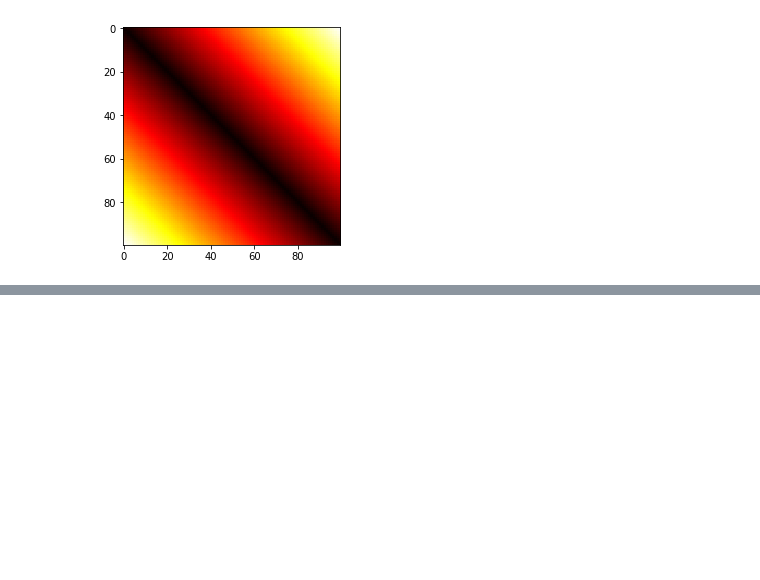
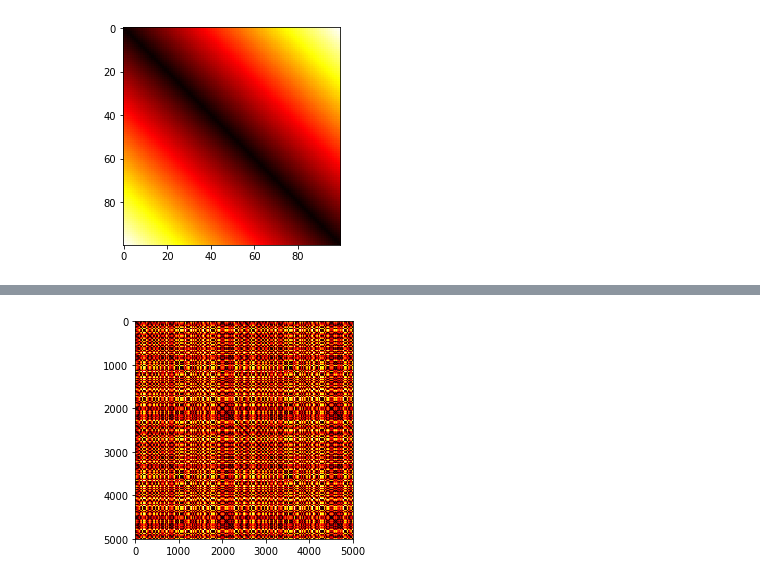
Before and after one commit to fhca/Series-de-Tiempo, a Jupyter notebook: matriz de recurrencia 2.ipynb, the cells around one changed output, grey strips where cells are left out. Saved outputs shown, nothing was run; the diff lists cells and outputs as text; code cells hidden in the pictures; blank space fills up the shorter version.

```diff
--- a/matriz de recurrencia 2.ipynb
+++ b/matriz de recurrencia 2.ipynb
@@ -121,0 +127,3 @@ matriz_de_recurrencia2(np.sin(np.arange(-2*np.pi, 2*np.pi,.1)))
+# %%
+b = list(np.random.rand(100))*50
+b
@@ -121,0 +148,4 @@ matriz_de_recurrencia2(np.sin(np.arange(-2*np.pi, 2*np.pi,.1)))
+# %%
+matriz_de_recurrencia2(b)
+# %% [output]
+[figure, added]
```
Also changed, not shown: parts of 7 cells of this notebook, 2 other files.
